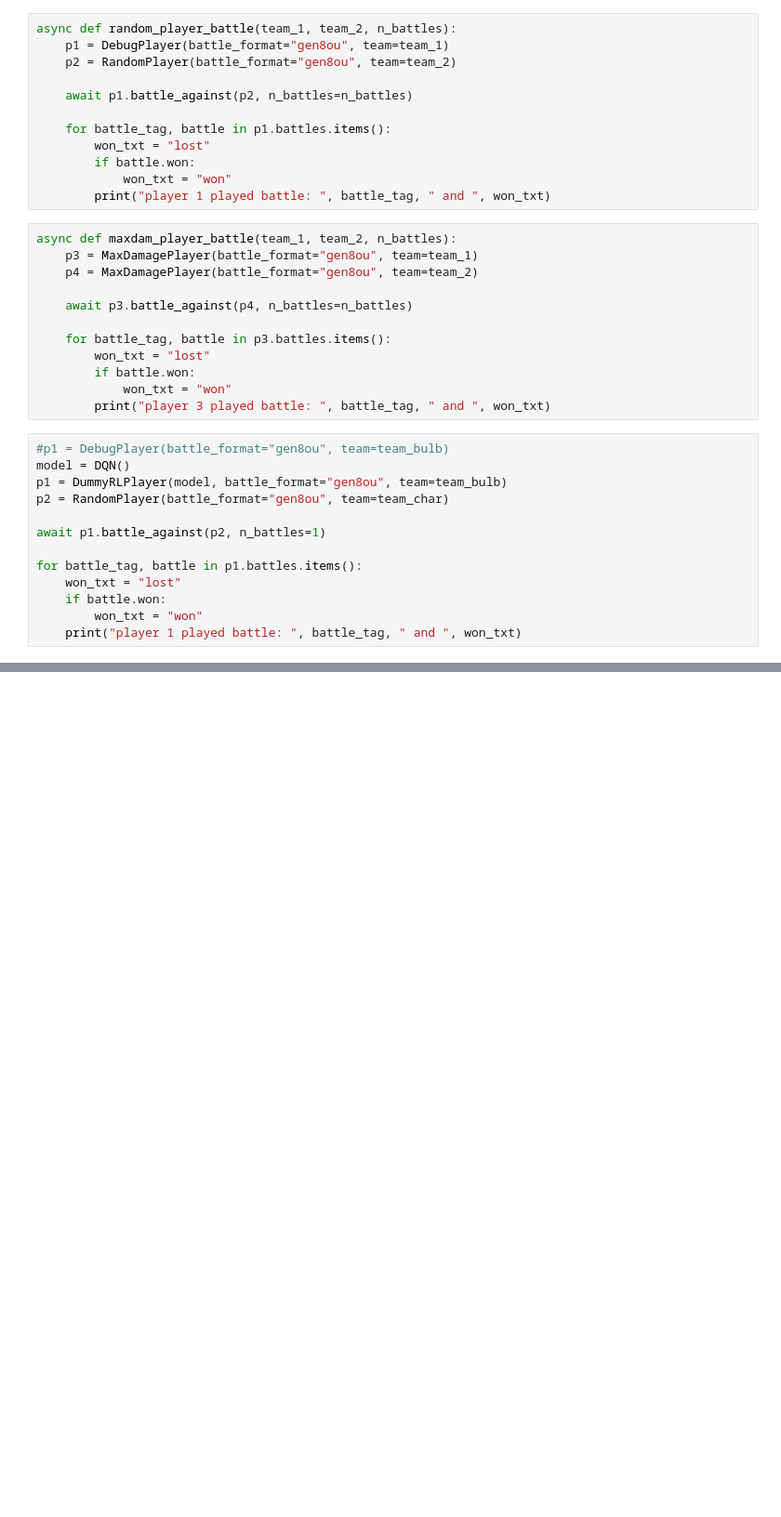
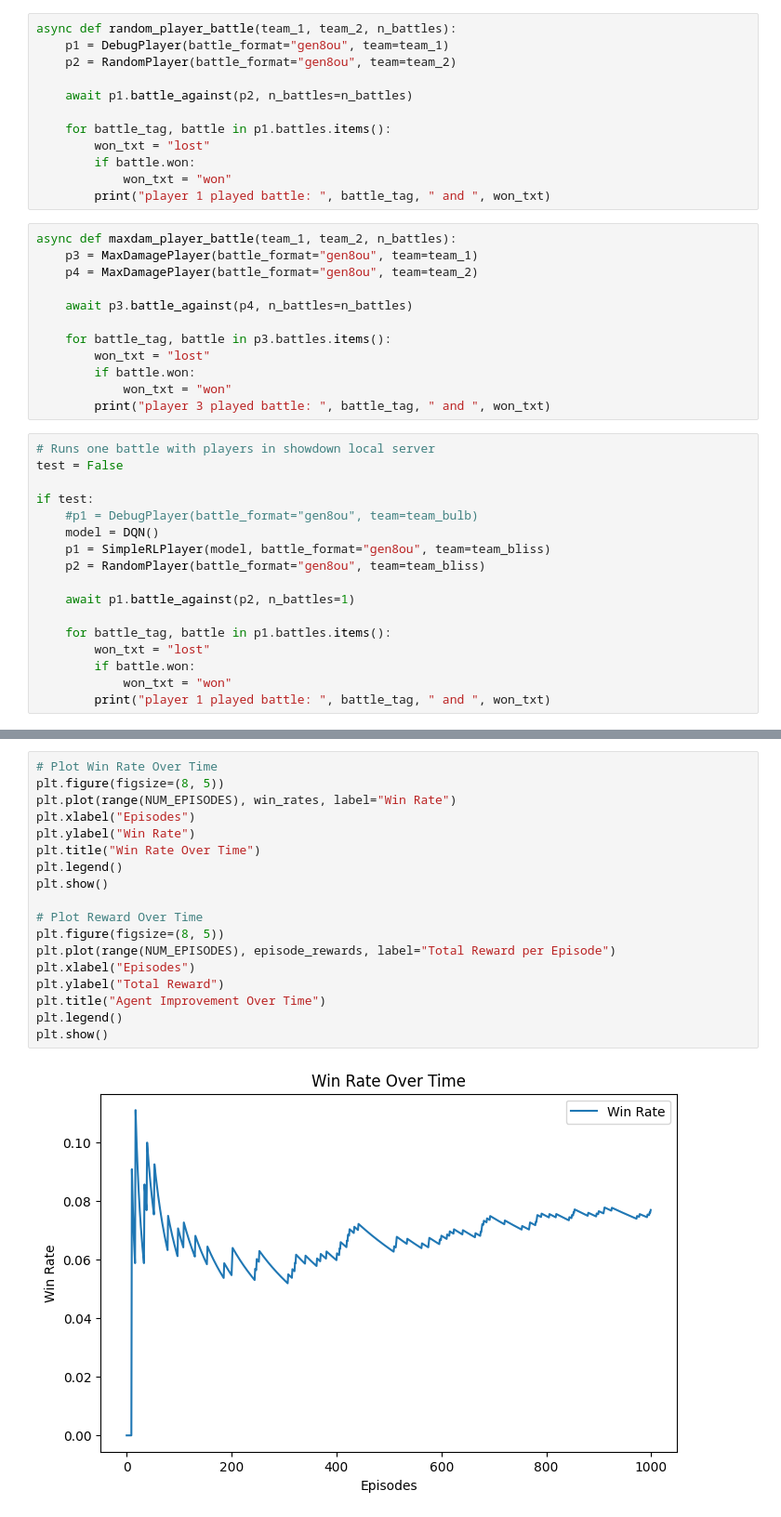
Before and after one commit to joconn819/poke_learning, a Jupyter notebook: RL_test/pre_RL_test.ipynb, the cells around one changed output, grey strips where cells are left out. Shown at 93% size. Cells and saved outputs as stored; diff of their text form; blank space fills up the shorter version.

```diff
--- a/RL_test/pre_RL_test.ipynb
+++ b/RL_test/pre_RL_test.ipynb
@@ -210,15 +358,19 @@ async def maxdam_player_battle(team_1, team_2, n_battles):
             won_txt = "won"
         print("player 3 played battle: ", battle_tag, " and ", won_txt)
 # %%
-#p1 = DebugPlayer(battle_format="gen8ou", team=team_bulb)
-model = DQN()
-p1 = DummyRLPlayer(model, battle_format="gen8ou", team=team_bulb)
-p2 = RandomPlayer(battle_format="gen8ou", team=team_char)
+# Runs one battle with players in showdown local server
+test = False
 
-await p1.battle_against(p2, n_battles=1)
+if test:
+    #p1 = DebugPlayer(battle_format="gen8ou", team=team_bulb)
+    model = DQN()
+    p1 = SimpleRLPlayer(model, battle_format="gen8ou", team=team_bliss)
+    p2 = RandomPlayer(battle_format="gen8ou", team=team_bliss)
 
-for battle_tag, battle in p1.battles.items():
-    won_txt = "lost"
-    if battle.won:
-        won_txt = "won"
-    print("player 1 played battle: ", battle_tag, " and ", won_txt)
+    await p1.battle_against(p2, n_battles=1)
+
+    for battle_tag, battle in p1.battles.items():
+        won_txt = "lost"
+        if battle.won:
+            won_txt = "won"
+        print("player 1 played battle: ", battle_tag, " and ", won_txt)
@@ -252,0 +449,20 @@ NameError: name 'torch' is not defined
+# %%
+# Plot Win Rate Over Time
+plt.figure(figsize=(8, 5))
+plt.plot(range(NUM_EPISODES), win_rates, label="Win Rate")
+plt.xlabel("Episodes")
+plt.ylabel("Win Rate")
+plt.title("Win Rate Over Time")
+plt.legend()
+plt.show()
+
+# Plot Reward Over Time
+plt.figure(figsize=(8, 5))
+plt.plot(range(NUM_EPISODES), episode_rewards, label="Total Reward per Episode")
+plt.xlabel("Episodes")
+plt.ylabel("Total Reward")
+plt.title("Agent Improvement Over Time")
+plt.legend()
+plt.show()
+# %% [output]
+[figure, added]
```
Also changed, not shown: parts of 12 cells of this notebook.
